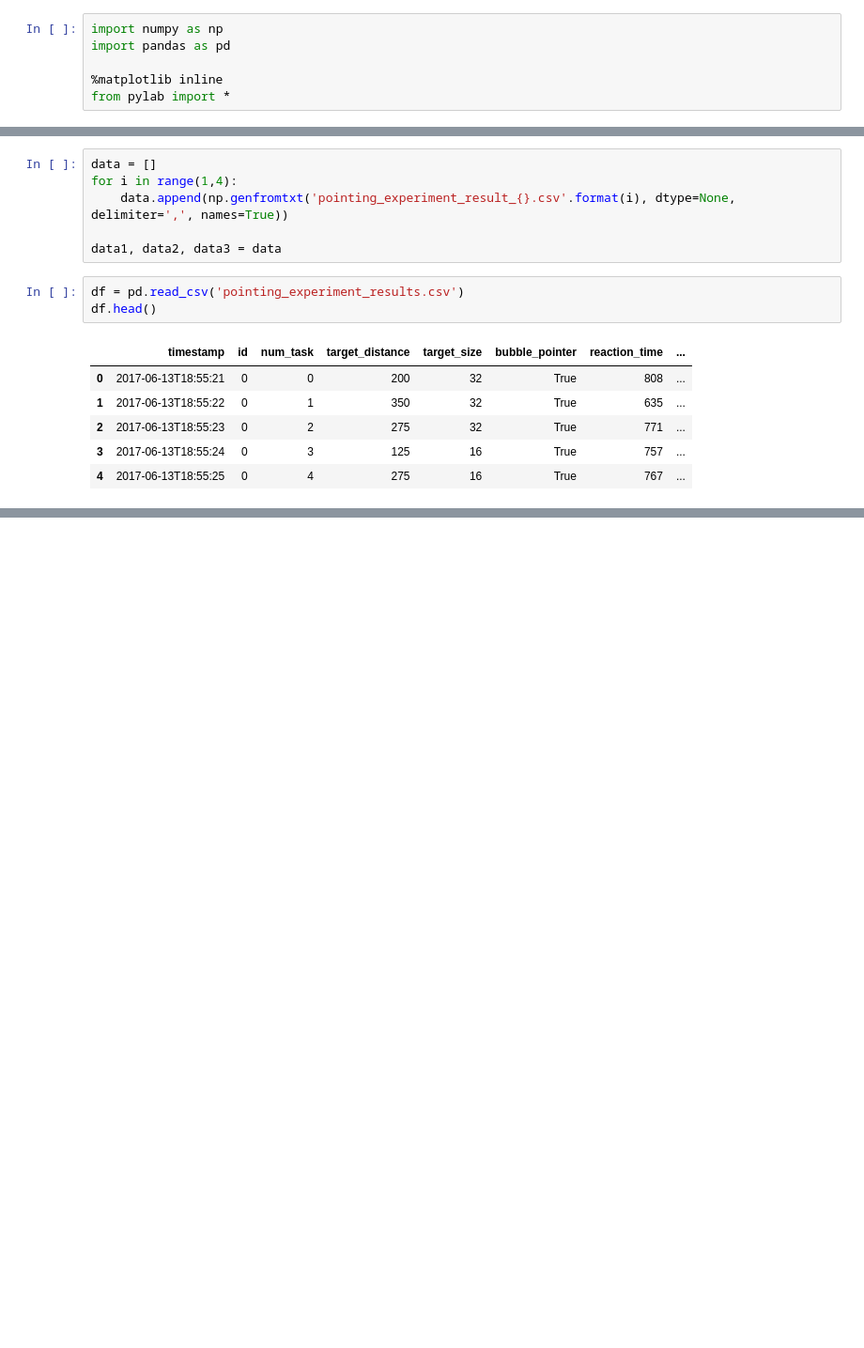
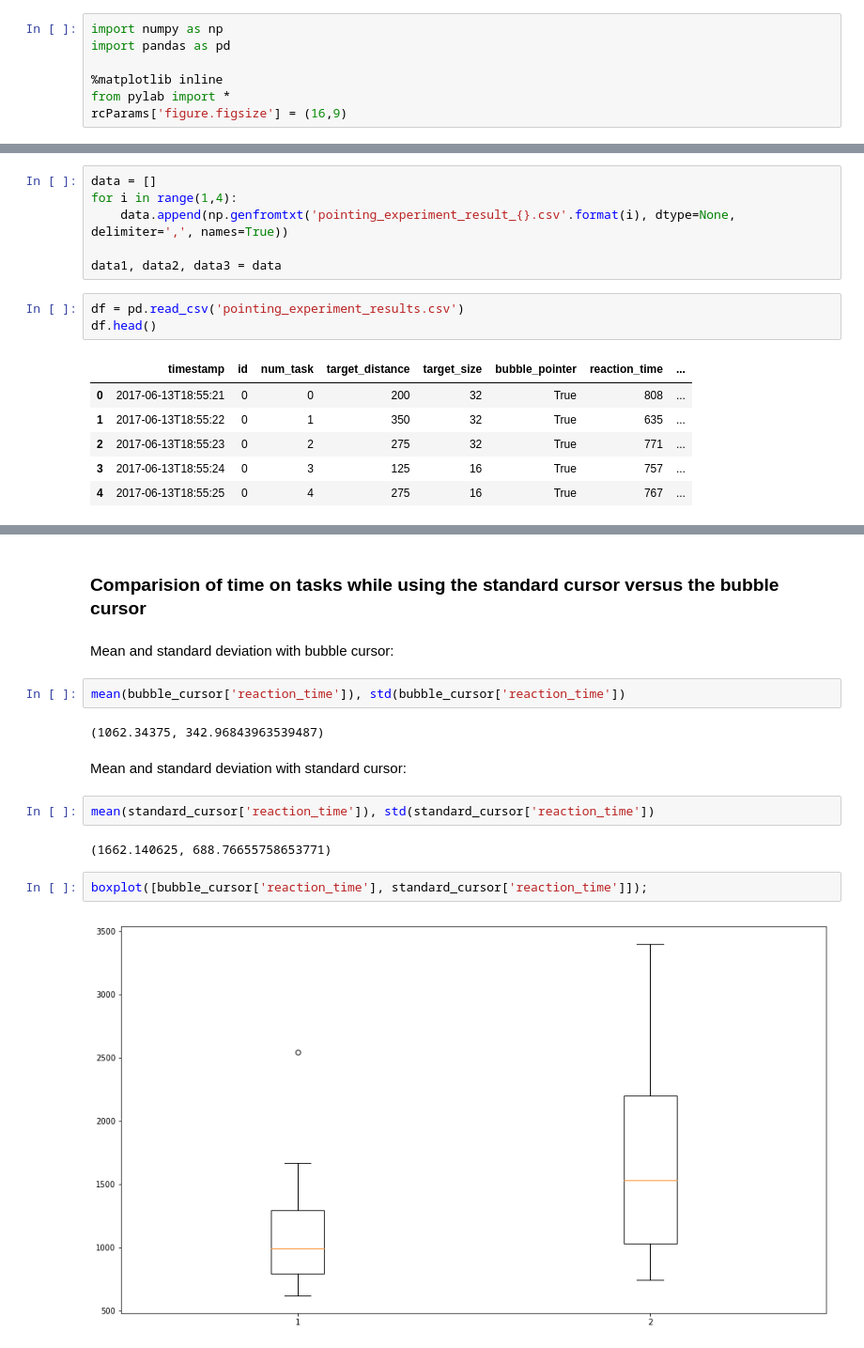
Before and after one commit to Fascha/itt, a Jupyter notebook: assignment5/pointing_technique_experiment.ipynb, the cells around one changed output, grey strips where cells are left out. Shown at 94% size. Drawn from its saved outputs; the diff is of its cells as text; blank space fills up the shorter version.

```diff
--- a/assignment5/pointing_technique_experiment.ipynb
+++ b/assignment5/pointing_technique_experiment.ipynb
@@ -50,6 +52,7 @@ import pandas as pd
 
 %matplotlib inline
 from pylab import *
+rcParams['figure.figsize'] = (16,9)
 # %% [markdown]
 code which imports the raw data from a CSV file and extracts the relevant data for further processing
 (the CSV file should be in the same directory)
@@ -94,0 +102,18 @@ df.loc[df['id'] == 1]
+# %% [markdown]
+### Comparision of time on tasks while using the standard cursor versus the bubble cursor
+# %% [markdown]
+Mean and standard deviation with bubble cursor:
+# %%
+mean(bubble_cursor['reaction_time']), std(bubble_cursor['reaction_time'])
+# %% [output]
+(1062.34375, 342.96843963539487)
+# %% [markdown]
+Mean and standard deviation with standard cursor:
+# %%
+mean(standard_cursor['reaction_time']), std(standard_cursor['reaction_time'])
+# %% [output]
+(1662.140625, 688.76655758653771)
+# %%
+boxplot([bubble_cursor['reaction_time'], standard_cursor['reaction_time']]);
+# %% [output]
+[figure, added]
```
Also changed, not shown: parts of 10 cells of this notebook.
